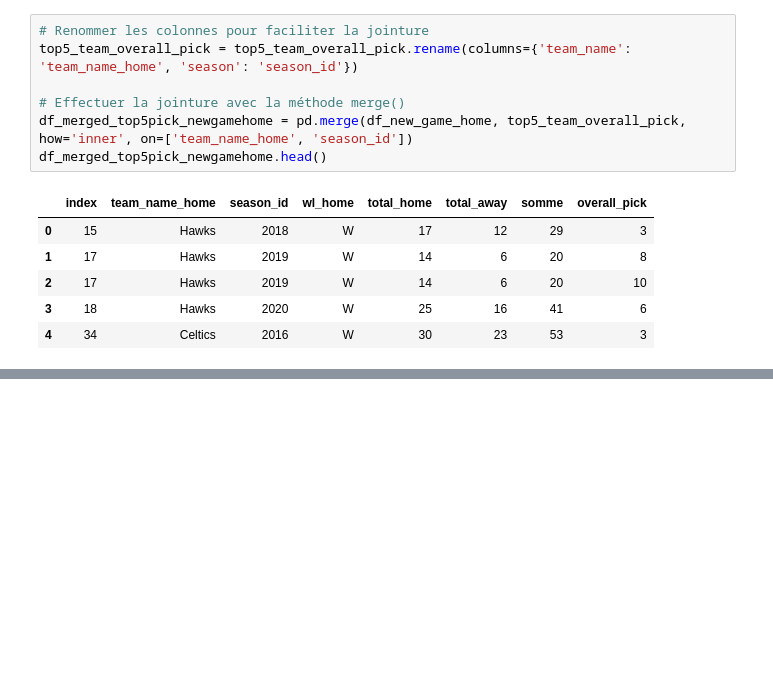
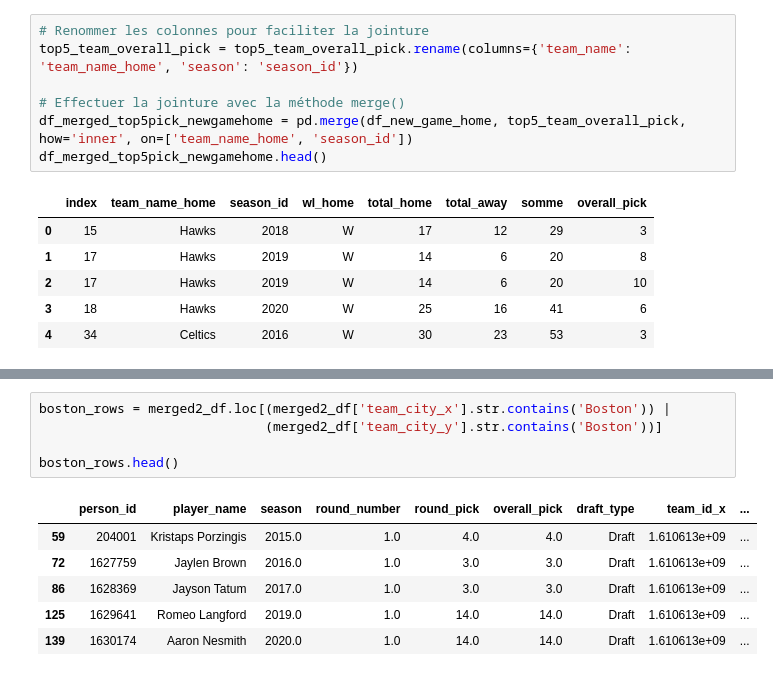
Before and after one commit to hugolo4/demodayJEDHA, a Jupyter notebook: copie_fusionOlivierLouisHugo.ipynb, the cells around one changed output, grey strips where cells are left out. Drawn from its saved outputs; the diff is of its cells as text; blank space fills up the shorter version.

```diff
--- a/copie_fusionOlivierLouisHugo.ipynb
+++ b/copie_fusionOlivierLouisHugo.ipynb
@@ -523,0 +567,12 @@ plt.show()
+# %%
+boston_rows = merged2_df.loc[(merged2_df['team_city_x'].str.contains('Boston')) |
+                             (merged2_df['team_city_y'].str.contains('Boston'))]
+
+boston_rows.head()
+# %% [output]
+|  | person_id | player_name | season | round_number | round_pick | overall_pick | draft_type | team_id_x | ... |
+| 59 | 204001 | Kristaps Porzingis | 2015.0 | 1.0 | 4.0 | 4.0 | Draft | 1.610613e+09 | ... |
+| 72 | 1627759 | Jaylen Brown | 2016.0 | 1.0 | 3.0 | 3.0 | Draft | 1.610613e+09 | ... |
+| 86 | 1628369 | Jayson Tatum | 2017.0 | 1.0 | 3.0 | 3.0 | Draft | 1.610613e+09 | ... |
+| 125 | 1629641 | Romeo Langford | 2019.0 | 1.0 | 14.0 | 14.0 | Draft | 1.610613e+09 | ... |
+| 139 | 1630174 | Aaron Nesmith | 2020.0 | 1.0 | 14.0 | 14.0 | Draft | 1.610613e+09 | ... |
```
Also changed, not shown: parts of 12 cells of this notebook.
